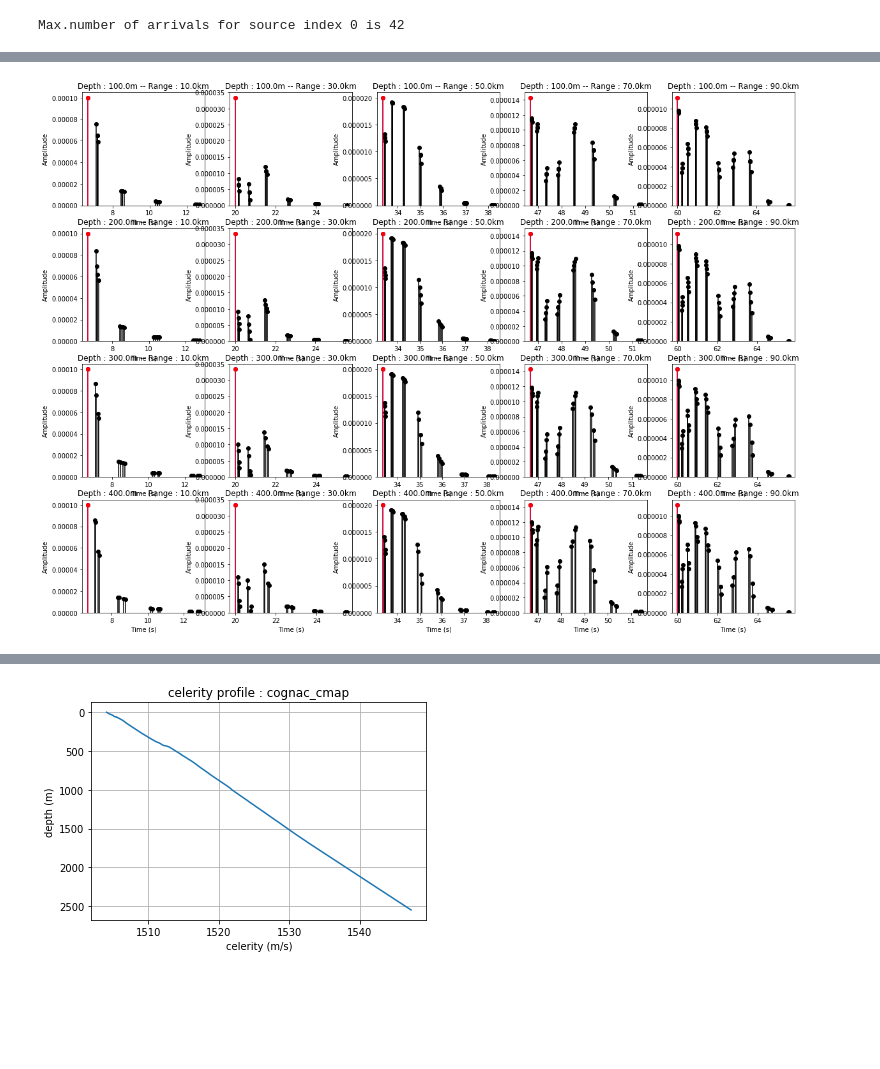
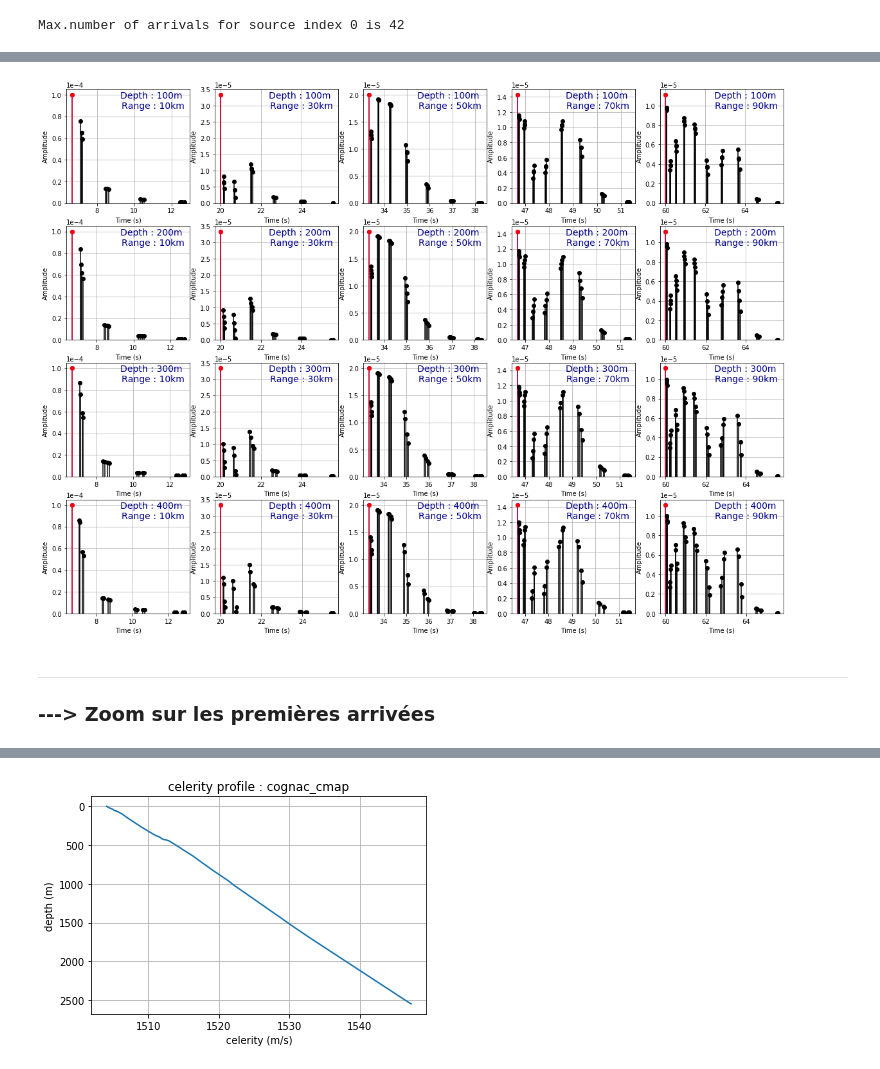
Before and after one commit to ponchama/Cognac_Acoustique, a Jupyter notebook: Bellhop/Partie4_Cramer_Rao/Reponses_impulsionnelles.ipynb, the cells around one changed output, grey strips where cells are left out. Drawn from its saved outputs; the diff is of its cells as text; code cells hidden in the pictures; blank space fills up the shorter version.

```diff
--- a/Bellhop/Partie4_Cramer_Rao/Reponses_impulsionnelles.ipynb
+++ b/Bellhop/Partie4_Cramer_Rao/Reponses_impulsionnelles.ipynb
@@ -14,0 +113,26 @@ bell = bellhop({'mediterrannee': '../SSP_4profils.mat'},name='cognac_cmap',rmax=
+# %%
+dep = 400.         # depth (m)
+ran = 10.          # range (km)
+
+### Indices correspondants
+idx_d = np.where(D==dep)[0][0]
+idx_r = np.where(R==ran*1000.)[0][0]
+k = R.size*idx_d + idx_r
+
+### Plot
+plt.figure(figsize=(12,4))
+ax = plt.subplot(111)
+markerline, stemlines, baseline = plt.stem(TIMES[k,:], AMP[k,:])
+plt.setp(stemlines, color = 'k')
+plt.setp(stemlines[0], color = 'r')
+plt.setp(stemlines[1], color = 'b')
+plt.setp(markerline, color = 'k')
+plt.setp(baseline, color='w')
+plt.title('Depth : %dm -- Range : %.dkm' %(dep,ran))
+plt.xlabel('time(s)')
+plt.ylabel('amplitude')
+ax.ticklabel_format(axis='y', style='scientific', scilimits=(-1, 2))
+plt.grid()
+
+plt.xlim([6.6,7.6])
+plt.show()
@@ -47,27 +159,31 @@ for i in range (R.size) :
 # %%
 isd = 0       # choice of source depth
 
-Num_arr = []
 Total_time = []
-Dt_first = []
-Dt_second = []
+Amp_min = []
 
 plt.figure(figsize=(20,15))
 k = 0
 for i in range (IRD.size):
     for j in range(IRR.size):
         k+=1
         ird = int(IRD[i])     # choice of receiver depth
         irr = int(IRR[j])     # choice of receiver range
-        plt.subplot(IRD.size,IRR.size,k)
+        ax = plt.subplot(IRD.size,IRR.size,k)
         bell.plotarr(Arr, Pos, irr, ird, isd)
+        ax.ticklabel_format(axis='y', style='scientific', scilimits=(-1, 2))
+        plt.text(0.7, 0.9,'Depth : %dm \nRange : %.dkm' %(D[i],R[j]/1000.), horizontalalignment='center',
+             verticalalignment='center', transform = ax.transAxes, fontsize=14, color='darkblue')
+        plt.title('')
+        plt.grid()
 
         Narr = int(Arr['Narr'][irr,ird,isd])
-        Num_arr.append (Narr)
+        amp = Arr['A'][irr,:Narr, ird, isd]
+        Amp_min.append(np.min(abs(amp)))
         times = Arr['delay'][irr, :Narr, ird, isd]
         Total_time.append(np.max(times)-np.min(times))
-        sort = sorted(times)
-        Dt_first.append(sort[1] - sort[0])
-        Dt_second.append(sort[2] - sort[1])
 # %% [output]
-[figure, old version]
+[figure, new version]
+# %% [markdown]
+---
+###  ---> Zoom sur les premières arrivées
```
Also changed, not shown: parts of 64 cells of this notebook, 1 other file.
